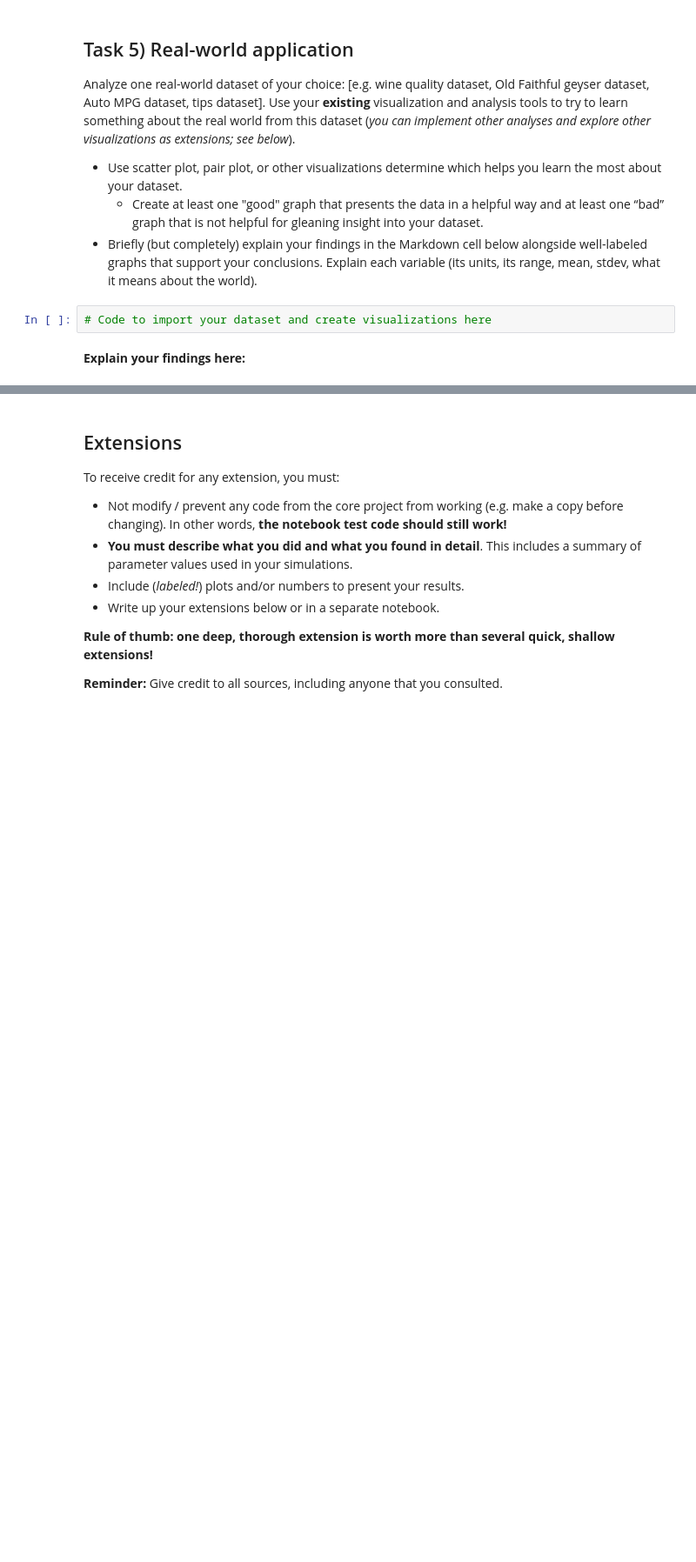
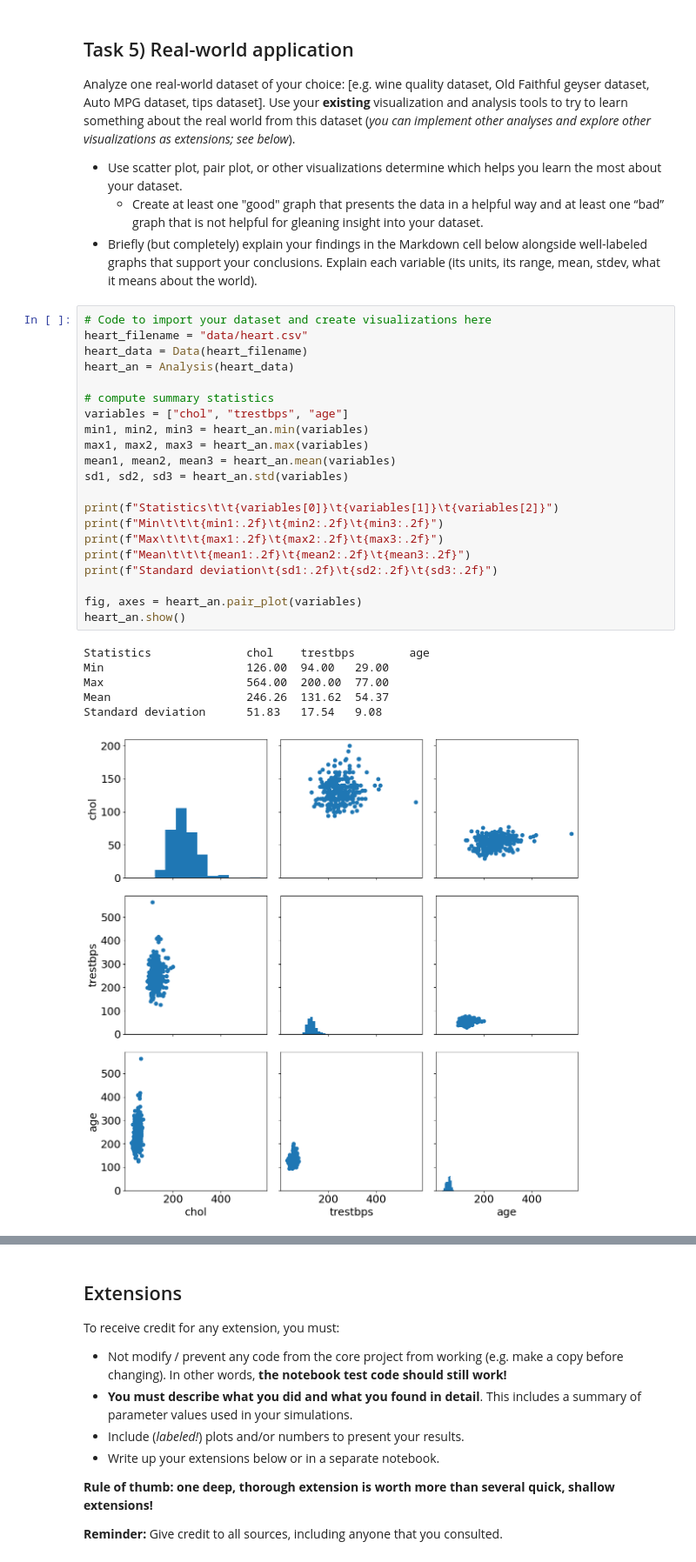
Before and after one commit to dnnguy23/cs251_project1, a Jupyter notebook: analysis.ipynb, the cells around one changed output, grey strips where cells are left out. Shown at 87% size. Cells and saved outputs as stored; diff of their text form; blank space fills up the shorter version.

```diff
--- a/analysis.ipynb
+++ b/analysis.ipynb
@@ -513,7 +513,31 @@ Analyze one real-world dataset of your choice: [e.g. wine quality dataset, Old F
 - Use scatter plot, pair plot, or other visualizations determine which helps you learn the most about your dataset.
     - Create at least one "good" graph that presents the data in a helpful way and at least one “bad” graph that is not helpful for gleaning insight into your dataset.
 - Briefly (but completely) explain your findings in the Markdown cell below alongside well-labeled graphs that support your conclusions. Explain each variable (its units, its range, mean, stdev, what it means about the world).
-# %%
-# Code to import your dataset and create visualizations here
-# %% [markdown]
-**Explain your findings here:**
+# %%
+# Code to import your dataset and create visualizations here
+heart_filename = "data/heart.csv"
+heart_data = Data(heart_filename)
+heart_an = Analysis(heart_data)
+
+# compute summary statistics
+variables = ["chol", "trestbps", "age"]
+min1, min2, min3 = heart_an.min(variables)
+max1, max2, max3 = heart_an.max(variables)
+mean1, mean2, mean3 = heart_an.mean(variables)
+sd1, sd2, sd3 = heart_an.std(variables)
+
+print(f"Statistics\t\t{variables[0]}\t{variables[1]}\t{variables[2]}")
+print(f"Min\t\t\t{min1:.2f}\t{min2:.2f}\t{min3:.2f}")
+print(f"Max\t\t\t{max1:.2f}\t{max2:.2f}\t{max3:.2f}")
+print(f"Mean\t\t\t{mean1:.2f}\t{mean2:.2f}\t{mean3:.2f}")
+print(f"Standard deviation\t{sd1:.2f}\t{sd2:.2f}\t{sd3:.2f}")
+
+fig, axes = heart_an.pair_plot(variables)
+heart_an.show()
+# %% [output]
+Statistics              chol    trestbps        age
+Min                     126.00  94.00   29.00
+Max                     564.00  200.00  77.00
+Mean                    246.26  131.62  54.37
+Standard deviation      51.83   17.54   9.08
+[figure, added]
```
Also changed, not shown: parts of 3 cells of this notebook, 2 other files.
